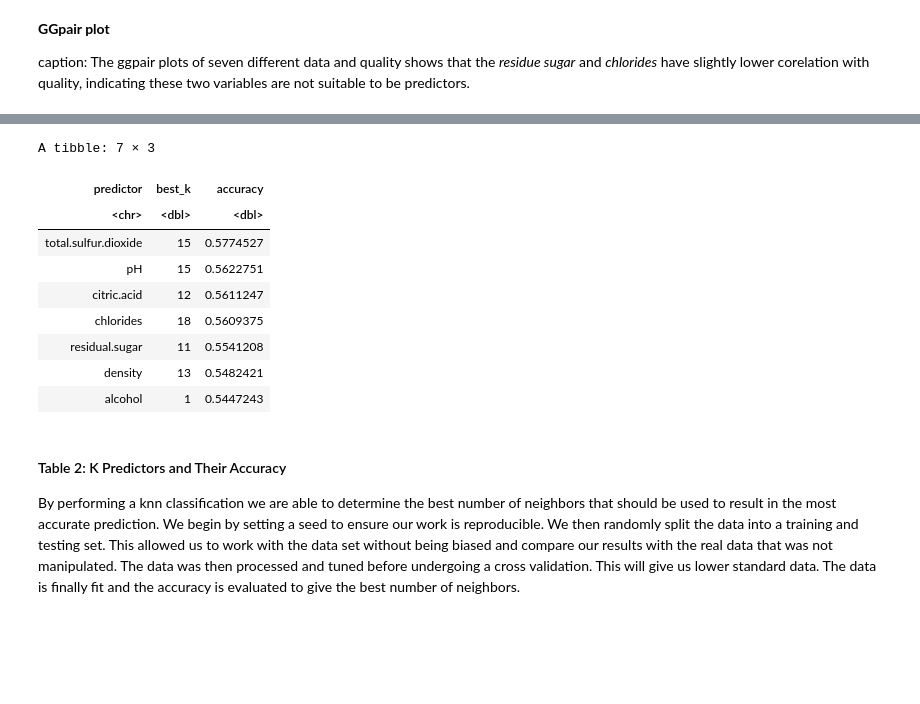
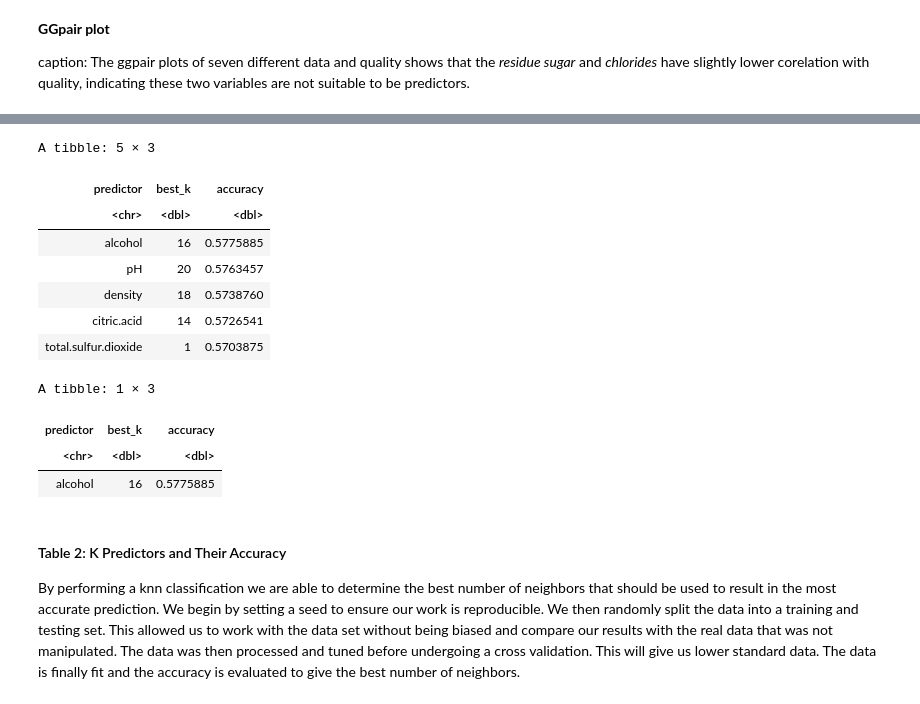
Before and after one commit to SurajDatta/DSCI100_group_project, a Jupyter notebook: report.ipynb, the cells around one changed output, grey strips where cells are left out. Cells and saved outputs as stored; diff of their text form; code cells hidden in the pictures; blank space fills up the shorter version.

```diff
--- a/report.ipynb
+++ b/report.ipynb
@@ -117,9 +122,8 @@ caption: The ggpair plots of seven different data and quality shows that the *re
 # %%
-set.seed(1)
+set.seed(999)
 
 # Create list of all preditors
-predictors <- c("total.sulfur.dioxide", "pH", "alcohol", "residual.sugar",
-                "chlorides", "density", "citric.acid")
+predictors <- c("total.sulfur.dioxide", "pH", "alcohol", "density", "citric.acid")
 
 # Set results dataframe containing rows of single preditors, the best k, and the accuracy.
 results <- tibble()
@@ -233,16 +215,25 @@ Com...
 # %%
-results %>% arrange(desc(accuracy))
+results <- results %>%
+    arrange(desc(accuracy))
+
+best_pred <- results %>%
+  slice(1)
+
+results
+best_pred
 # %% [output]
-A tibble: 7 × 3
+A tibble: 5 × 3
 | predictor | best_k | accuracy |
 | <chr> | <dbl> | <dbl> |
-| total.sulfur.dioxide | 15 | 0.5774527 |
-| pH | 15 | 0.5622751 |
-| citric.acid | 12 | 0.5611247 |
-| chlorides | 18 | 0.5609375 |
-| residual.sugar | 11 | 0.5541208 |
-| density | 13 | 0.5482421 |
-| alcohol | 1 | 0.5447243 |
+| alcohol | 16 | 0.5775885 |
+| pH | 20 | 0.5763457 |
+| density | 18 | 0.5738760 |
+| citric.acid | 14 | 0.5726541 |
+| total.sulfur.dioxide | 1 | 0.5703875 |
+A tibble: 1 × 3
+| predictor | best_k | accuracy |
+| <chr> | <dbl> | <dbl> |
+| alcohol | 16 | 0.5775885 |
 # %% [markdown]
 #### Table 2: K Predictors and Their Accuracy
 
```
Also changed, not shown: parts of 11 cells of this notebook.
